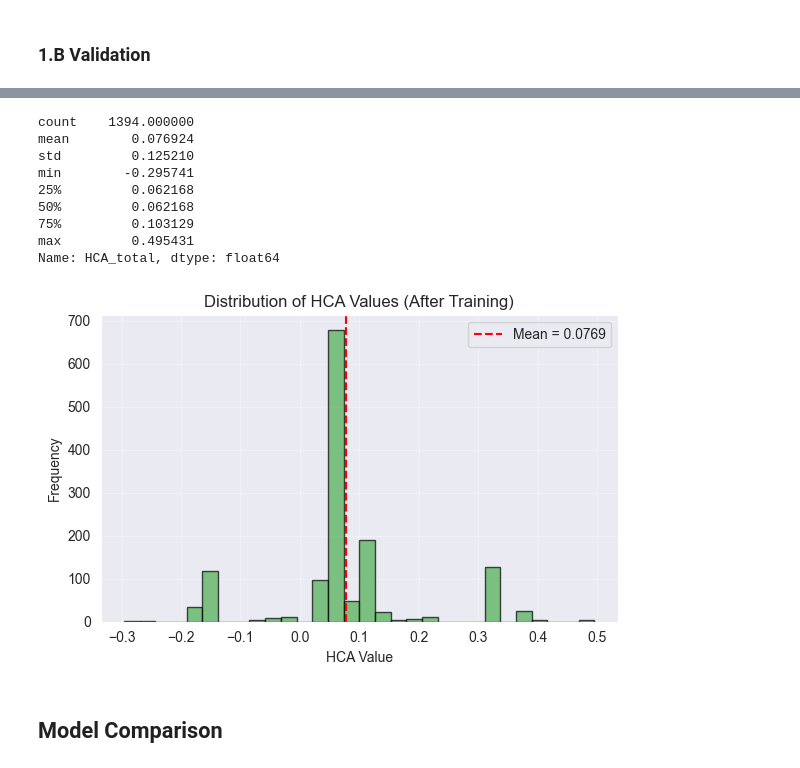
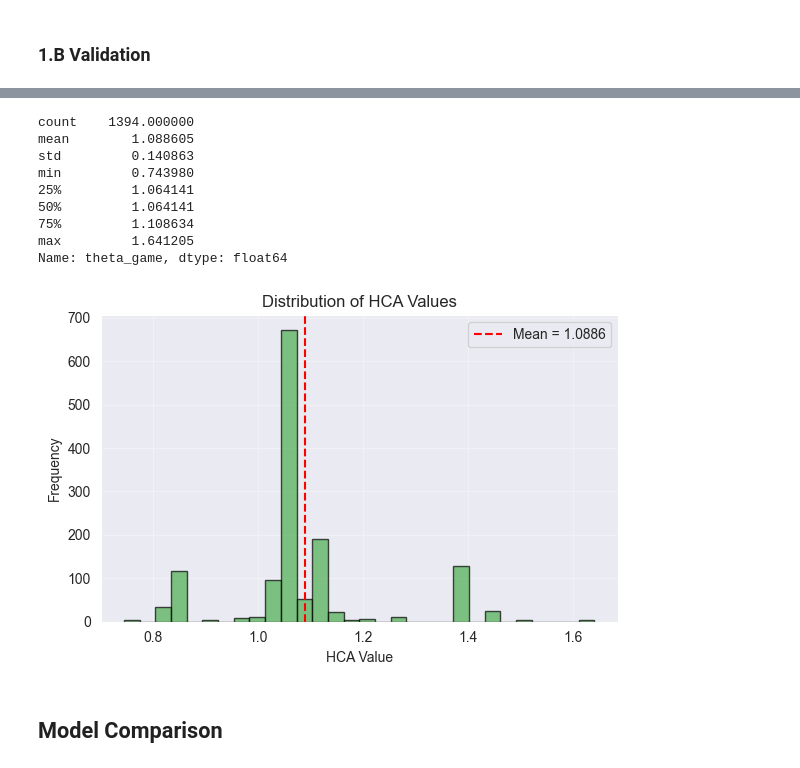
Before and after one commit to ivanho0908/Capstone-Project, a Jupyter notebook: models.ipynb, the cells around one changed output, grey strips where cells are left out. Cells and saved outputs as stored; diff of their text form; code cells hidden in the pictures.

Commit message:
Plot Update

```diff
--- a/models.ipynb
+++ b/models.ipynb
@@ -29,17 +31,6 @@ from skopt.utils import use_named_args
 ### Bradley–Terry Model with HCA & Covariates
 # %%
 class BTWithCovariates:
-    """
-    Bradley–Terry model with dynamic (contextual) home advantage and other covariates.
-
-    logit P(home win) = (s_home - s_away) + (Z @ gamma) + (X @ beta)
-
-    Where:
-      - s_home, s_away : learned team strengths
-      - Z @ gamma      : home‑advantage term that varies by game context (rest, fatigue, etc.)
-      - X @ beta       : general matchup‑specific factors
-    """
-
     def __init__(
         self,
         teams, team_to_idx,
@@ -267,7 +258,7 @@ class BTWithCovariates:
                 print(f"[{it:04d}] Train acc={tr_acc:.4f} ll={tr_ll:.4f} | "
                       f"Test acc={te_acc:.4f} ll={te_ll:.4f}")
 
-        # ---------- Step 4: L‑BFGS Optimization ----------
+        # ---------- L‑BFGS Optimization ----------
         x0 = np.concatenate([self.s, self.beta, self.gamma, [self.alpha_hca]])
         res = minimize(
             objective, x0, jac=True, method="L-BFGS-B",
@@ -275,7 +266,7 @@ class BTWithCovariates:
             options={"disp": True, "maxiter": max_iter}
         )
 
-        # ---------- Step 5: Post‑process ----------
+        # ---------- Post‑process ----------
         opt = res.x
         self.s = opt[:m]
         self.beta = opt[m:m+p]
@@ -295,7 +286,7 @@ class BTWithCovariates:
         history["test_logloss"].append(te_ll)
 
         avg_theta = np.exp(self.alpha_hca + np.mean(Z @ self.gamma))
-        print(f"Estimated global home‑court multiplier θ̄ = {avg_theta:.4f}")
+        print(f"Estimated global home‑court multiplier θ̄ = {avg_theta:.4f}")
         if verbose:
             print(f"Final: Train acc={tr_acc:.4f}, logloss={tr_ll:.4f}")
 
@@ -855,0 +848,3 @@ Test accuracy: 0.623015873015873
+# %%
+df = pd.DataFrame(search.cv_results_)
+print(df.columns.tolist())
@@ -1951,7 +2035,7 @@ valid_df["pred_prob_home_win"] = model.predict_proba(valid_df)
 # For classification label
 valid_df["pred_label"] = (valid_df["pred_prob_home_win"] >= model.threshold).astype(int)
 valid_df = valid_df[(valid_df["home_abbr"] != "NONE") & (valid_df["away_abbr"].notna())]
-valid_df=valid_df[["home_abbr", "away_abbr", "HCA_total", "pred_prob_home_win", "pred_label","home_win"]]
+valid_df=valid_df[["home_abbr", "away_abbr", "HCA_total", "theta_game", "pred_prob_home_win", "pred_label","home_win"]]
 display(valid_df)
 
 valid_df.to_csv("./results/valid_result.csv", index=False)
@@ -1965,10 +2049,12 @@ acc = accuracy_score(y_true, y_pred)
 prec = precision_score(y_true, y_pred, zero_division=0)
 rec = recall_score(y_true, y_pred, zero_division=0)
 f1 = f1_score(y_true, y_pred, zero_division=0)
+logloss = log_loss(y_true, valid_df["pred_prob_home_win"])
 
 # --- Print summary ---
 print("Evaluation Metrics on Validation Data")
 print(f"Accuracy : {acc:.4f}")
+print(f"Log Loss : {logloss:.4f}")
 print(f"Precision: {prec:.4f}")
 print(f"Recall   : {rec:.4f}")
 print(f"F1 Score : {f1:.4f}")
@@ -2026,29 +2113,29 @@ Recall   : 0.6909
 F1 Score : 0.6851
 [figure]
 # %%
-print(valid_df["HCA_total"].describe())
-HCA= valid_df["HCA_total"]
+print(valid_df["theta_game"].describe())
+HCA= valid_df["theta_game"]
 plt.figure(figsize=(6, 4))
 plt.hist(HCA, bins=30, color="#4CAF50", alpha=0.7, edgecolor="black")
 plt.axvline(HCA.mean(), color="red", linestyle="--", label=f"Mean = {HCA.mean():.4f}")
-plt.title("Distribution of HCA Values (After Training)")
+plt.title("Distribution of HCA Values")
 plt.xlabel("HCA Value")
 plt.ylabel("Frequency")
 plt.legend()
 plt.grid(alpha=0.3)
 plt.tight_layout()
 plt.show()
 # %% [output]
 count    1394.000000
-mean        0.076924
-std         0.125210
-min        -0.295741
-25%         0.062168
-50%         0.062168
-75%         0.103129
-max         0.495431
-Name: HCA_total, dtype: float64
+mean        1.088605
+std         0.140863
+min         0.743980
+25%         1.064141
+50%         1.064141
+75%         1.108634
+max         1.641205
+Name: theta_game, dtype: float64
-[figure, old version]
+[figure, new version]
 # %%
 pair_summary = (
     valid_df
```
Also changed, not shown: parts of 13 cells of this notebook.
